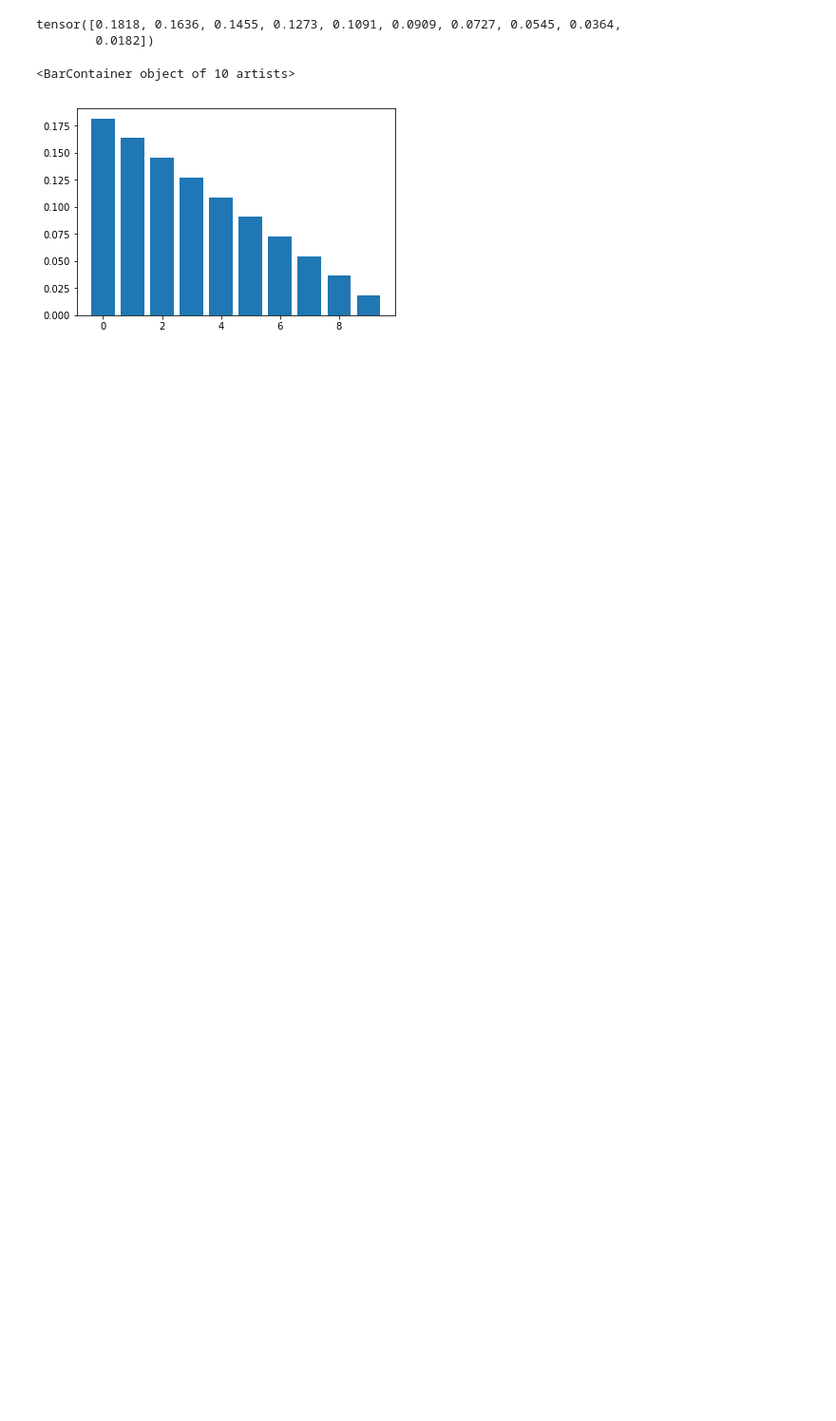
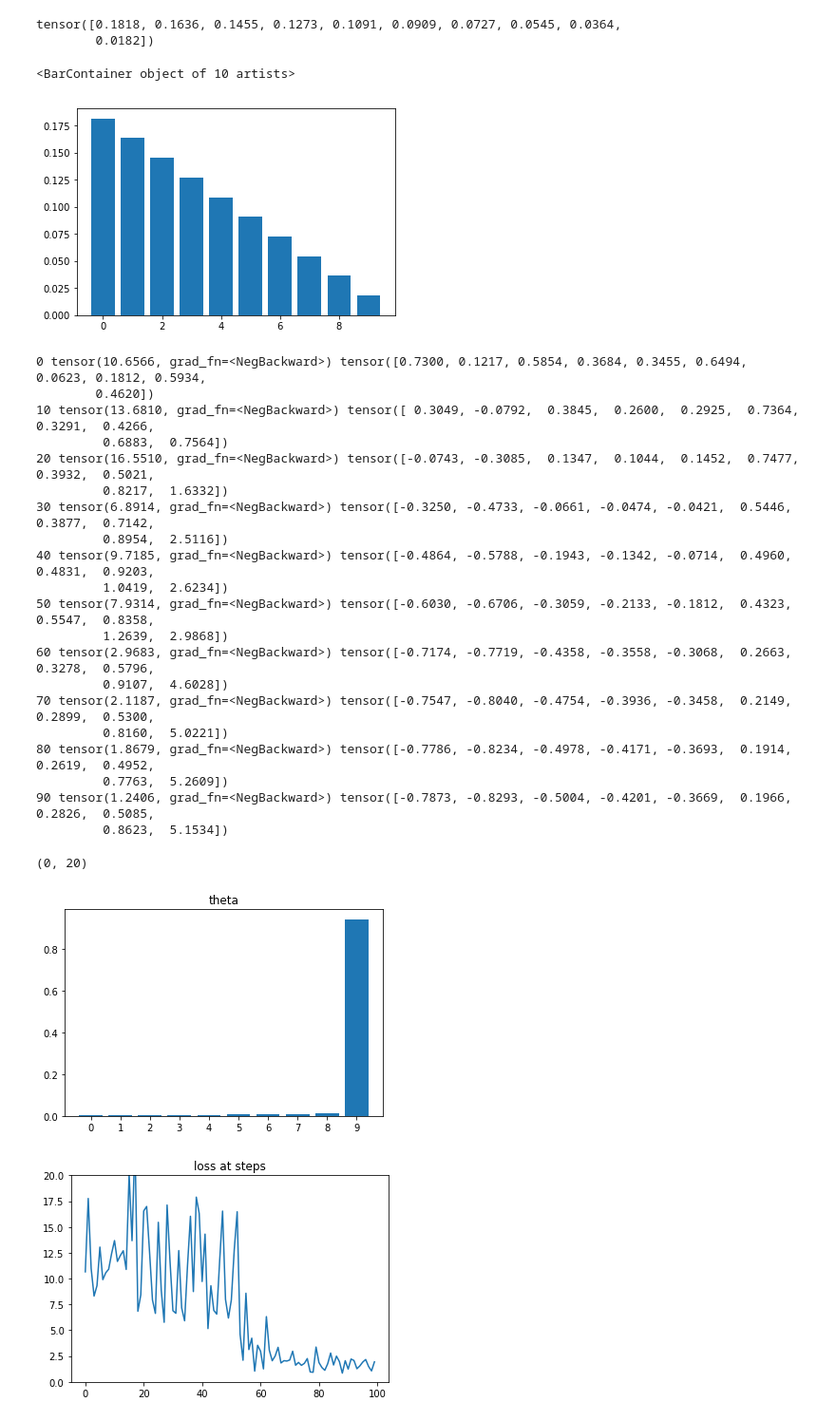
Before and after one commit to taiqing/reinforcement_learning, a Jupyter notebook: playground/off_policy_correction.ipynb, the cells around one changed output. Shown: that part at 95% size. Saved outputs shown, nothing was run; the diff lists cells and outputs as text; code cells hidden in the pictures; blank space fills up the shorter version.

```diff
--- a/playground/off_policy_correction.ipynb
+++ b/playground/off_policy_correction.ipynb
@@ -19,3 +20,59 @@ tensor([0.1818, 0.1636, 0.1455, 0.1273, 0.1091, 0.0909, 0.0727, 0.0545, 0.0364,
         0.0182])
 <BarContainer object of 10 artists>
 [figure]
+# %%
+theta = torch.rand(n_actions, dtype=torch.float, requires_grad=True)
+
+steps = 100
+batch_size = 50
+lr = 1e-1
+loss_steps = []
+for t in range(steps):
+    actions = np.random.choice(n_actions, size=batch_size, p=beta_policy.numpy())
+    rewards = torch.as_tensor(action_rewards[actions], dtype=torch.float)
+    tgt_policy = torch.softmax(input=theta, dim=0)
+    weight = tgt_policy.detach()[actions] / beta_policy[actions]
+    weight = weight.clamp_max(1e3)
+    loss = -torch.mean(weight * rewards * torch.log(tgt_policy[actions]))
+    loss_steps.append(loss.item())
+    if t % (steps // 10) == 0:
+        print(t, loss, theta.data)
+    loss.backward()
+    with torch.no_grad():
+        theta -= lr * theta.grad
+        theta.grad.zero_()
+
+fig = plt.figure(0)
+ax = fig.add_subplot(111)
+ax.bar(range(n_actions), tgt_policy.data.numpy())
+ax.set_xticks(range(n_actions));
+ax.set_title('theta')
+fig = plt.figure(1)
+ax = fig.add_subplot(111)
+ax.plot(range(len(loss_steps)), loss_steps)
+ax.set_title('loss at steps')
+ax.set_ylim(0, 20)
+# %% [output]
+0 tensor(10.6566, grad_fn=<NegBackward>) tensor([0.7300, 0.1217, 0.5854, 0.3684, 0.3455, 0.6494, 0.0623, 0.1812, 0.5934,
+        0.4620])
+10 tensor(13.6810, grad_fn=<NegBackward>) tensor([ 0.3049, -0.0792,  0.3845,  0.2600,  0.2925,  0.7364,  0.3291,  0.4266,
+         0.6883,  0.7564])
+20 tensor(16.5510, grad_fn=<NegBackward>) tensor([-0.0743, -0.3085,  0.1347,  0.1044,  0.1452,  0.7477,  0.3932,  0.5021,
+         0.8217,  1.6332])
+30 tensor(6.8914, grad_fn=<NegBackward>) tensor([-0.3250, -0.4733, -0.0661, -0.0474, -0.0421,  0.5446,  0.3877,  0.7142,
+         0.8954,  2.5116])
+40 tensor(9.7185, grad_fn=<NegBackward>) tensor([-0.4864, -0.5788, -0.1943, -0.1342, -0.0714,  0.4960,  0.4831,  0.9203,
+         1.0419,  2.6234])
+50 tensor(7.9314, grad_fn=<NegBackward>) tensor([-0.6030, -0.6706, -0.3059, -0.2133, -0.1812,  0.4323,  0.5547,  0.8358,
+         1.2639,  2.9868])
+60 tensor(2.9683, grad_fn=<NegBackward>) tensor([-0.7174, -0.7719, -0.4358, -0.3558, -0.3068,  0.2663,  0.3278,  0.5796,
+         0.9107,  4.6028])
+70 tensor(2.1187, grad_fn=<NegBackward>) tensor([-0.7547, -0.8040, -0.4754, -0.3936, -0.3458,  0.2149,  0.2899,  0.5300,
+         0.8160,  5.0221])
+80 tensor(1.8679, grad_fn=<NegBackward>) tensor([-0.7786, -0.8234, -0.4978, -0.4171, -0.3693,  0.1914,  0.2619,  0.4952,
+         0.7763,  5.2609])
+90 tensor(1.2406, grad_fn=<NegBackward>) tensor([-0.7873, -0.8293, -0.5004, -0.4201, -0.3669,  0.1966,  0.2826,  0.5085,
+         0.8623,  5.1534])
+(0, 20)
+[figure, added]
+[figure, added]
```
Also changed, not shown: parts of 7 cells of this notebook.
